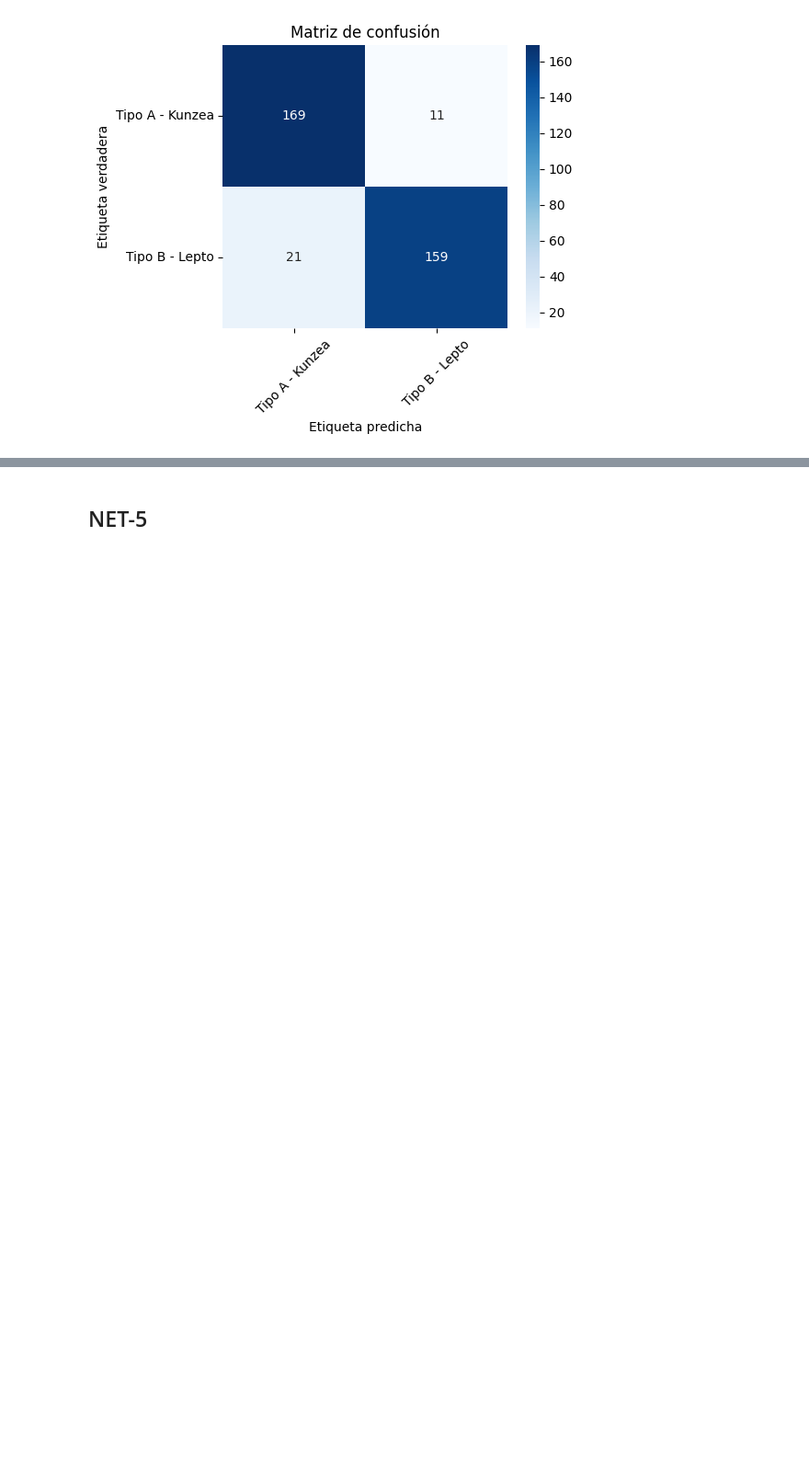
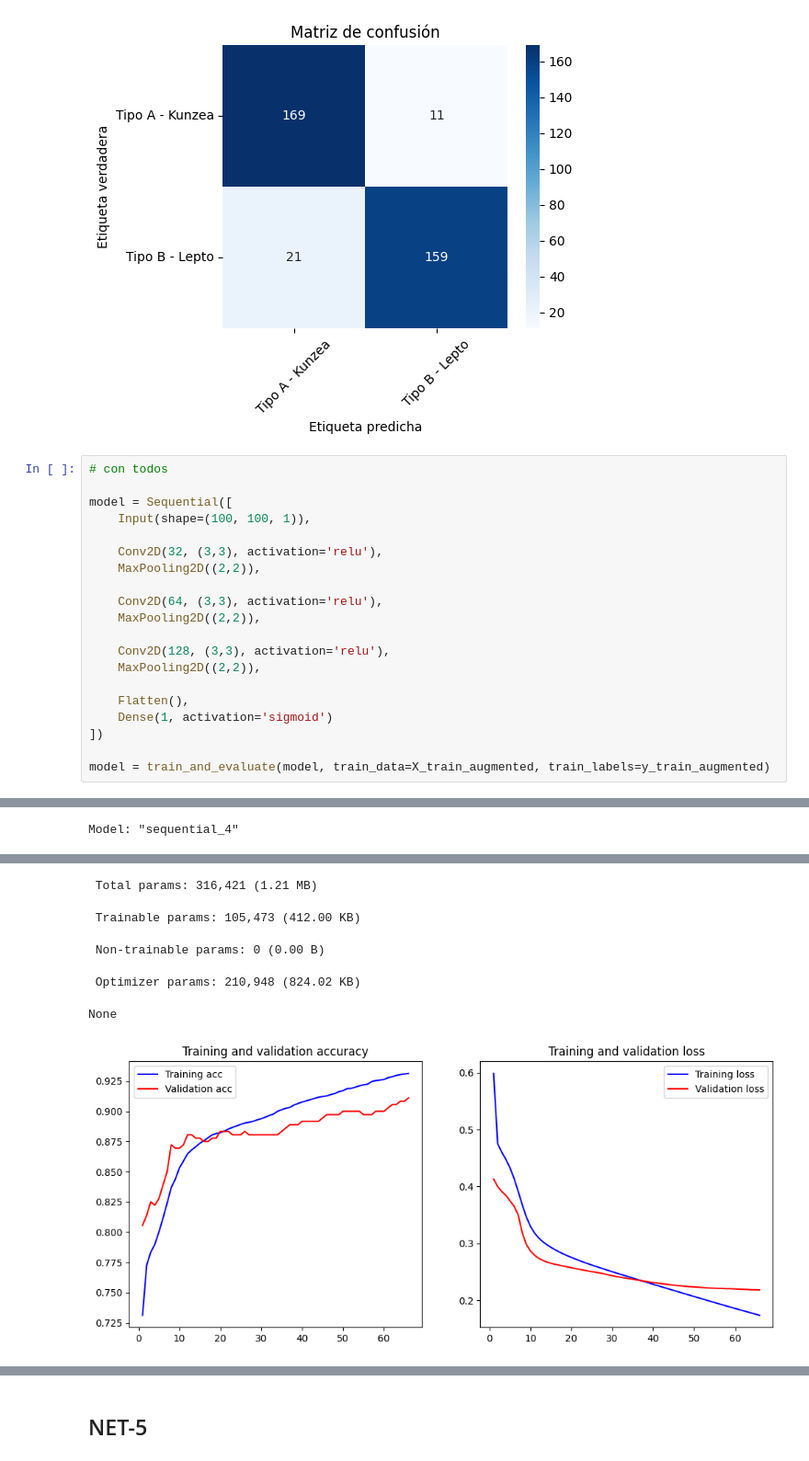
Before and after one commit to davidgc14/Mineria-Datos-UNED, a Jupyter notebook: Practica-3/laboratorio.ipynb, the cells around one changed output, grey strips where cells are left out. Shown at 92% size. Saved outputs shown, nothing was run; the diff lists cells and outputs as text; blank space fills up the shorter version.

Commit message:
feat: Try other models config and develop feature maps and filters visualization

```diff
--- a/Practica-3/laboratorio.ipynb
+++ b/Practica-3/laboratorio.ipynb
@@ -1106,3 +1086,24 @@ Model: "sequential_7"
 None
 [figure]
 [figure]
+# %%
+# con todos
+
+model = Sequential([
+    Input(shape=(100, 100, 1)),
+
+    Conv2D(32, (3,3), activation='relu'),
+    MaxPooling2D((2,2)),
+
+    Conv2D(64, (3,3), activation='relu'),
+    MaxPooling2D((2,2)),
+
+    Conv2D(128, (3,3), activation='relu'),
+    MaxPooling2D((2,2)),
+
+    Flatten(),
+    Dense(1, activation='sigmoid')
+])
+
+model = train_and_evaluate(model, train_data=X_train_augmented, train_labels=y_train_augmented)
+# %% [output]
@@ -1108,0 +1125 @@ None
+Model: "sequential_4"
@@ -1108,0 +1145,6 @@ None
+ Total params: 316,421 (1.21 MB)
+ Trainable params: 105,473 (412.00 KB)
+ Non-trainable params: 0 (0.00 B)
+ Optimizer params: 210,948 (824.02 KB)
+None
+[figure, added]
```
Also changed, not shown: parts of 23 cells of this notebook.
